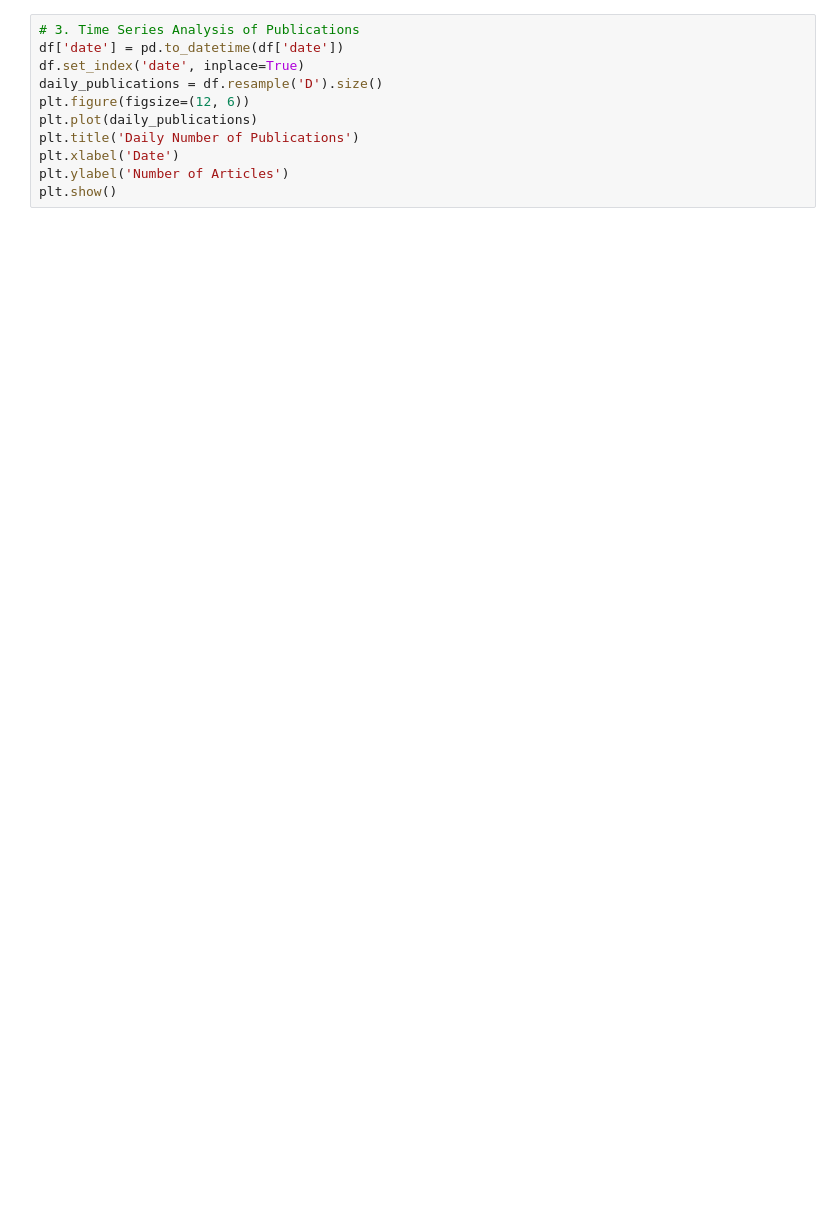
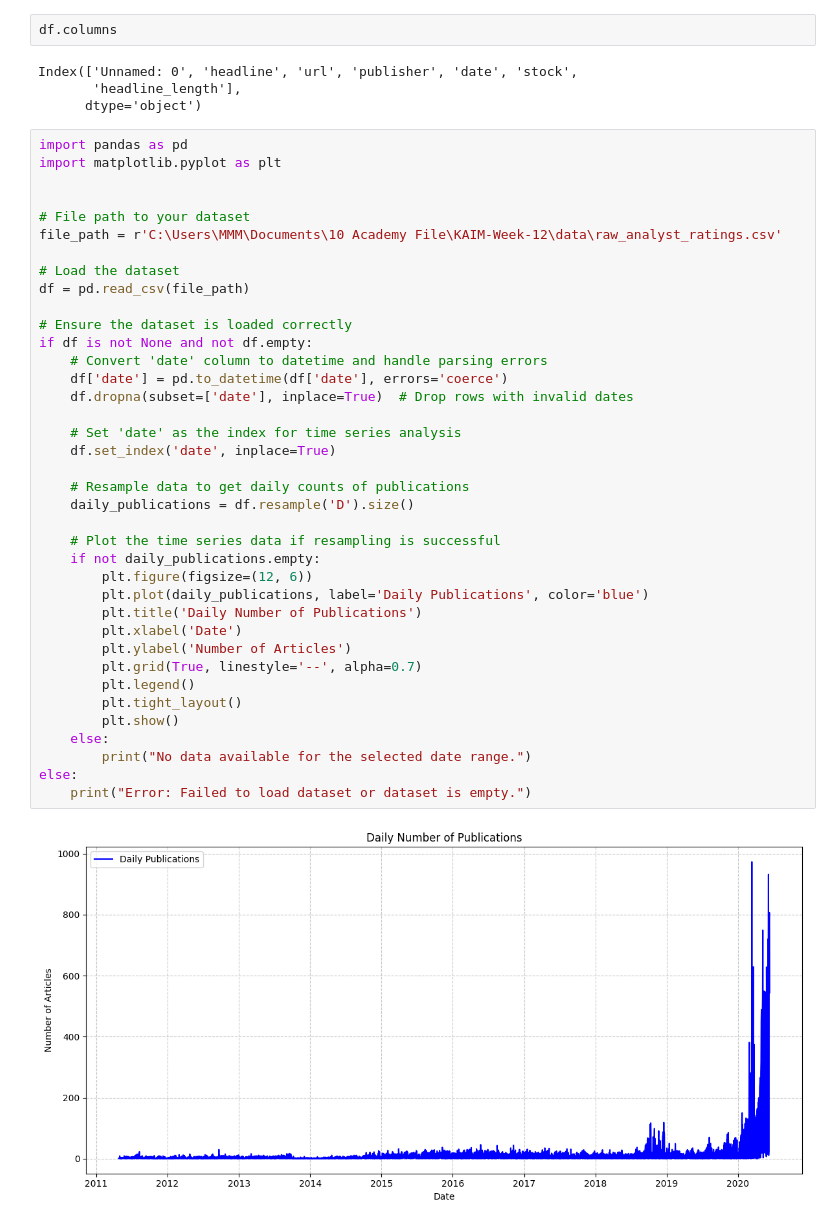
Before and after one commit to Abiy-Alemu/KAIM-Week-12, a Jupyter notebook: notebooks/task-1-eda.ipynb, the cells around one changed output. Drawn from its saved outputs; the diff is of its cells as text; blank space fills up the shorter version.

```diff
--- a/notebooks/task-1-eda.ipynb
+++ b/notebooks/task-1-eda.ipynb
@@ -71,14 +86,49 @@ plt.show()
-# %%
-# 3. Time Series Analysis of Publications
-df['date'] = pd.to_datetime(df['date'])
-df.set_index('date', inplace=True)
-daily_publications = df.resample('D').size()
-plt.figure(figsize=(12, 6))
-plt.plot(daily_publications)
-plt.title('Daily Number of Publications')
-plt.xlabel('Date')
-plt.ylabel('Number of Articles')
-plt.show()
+# %%
+df.columns
+# %% [output]
+Index(['Unnamed: 0', 'headline', 'url', 'publisher', 'date', 'stock',
+       'headline_length'],
+      dtype='object')
+# %%
+import pandas as pd
+import matplotlib.pyplot as plt
+
+
+# File path to your dataset
+file_path = r'C:\Users\MMM\Documents\10 Academy File\KAIM-Week-12\data\raw_analyst_ratings.csv'
+
+# Load the dataset
+df = pd.read_csv(file_path)
+
+# Ensure the dataset is loaded correctly
+if df is not None and not df.empty:
+    # Convert 'date' column to datetime and handle parsing errors
+    df['date'] = pd.to_datetime(df['date'], errors='coerce')
+    df.dropna(subset=['date'], inplace=True)  # Drop rows with invalid dates
+
+    # Set 'date' as the index for time series analysis
+    df.set_index('date', inplace=True)
+
+    # Resample data to get daily counts of publications
+    daily_publications = df.resample('D').size()
+
+    # Plot the time series data if resampling is successful
+    if not daily_publications.empty:
+        plt.figure(figsize=(12, 6))
+        plt.plot(daily_publications, label='Daily Publications', color='blue')
+        plt.title('Daily Number of Publications')
+        plt.xlabel('Date')
+        plt.ylabel('Number of Articles')
+        plt.grid(True, linestyle='--', alpha=0.7)
+        plt.legend()
+        plt.tight_layout()
+        plt.show()
+    else:
+        print("No data available for the selected date range.")
+else:
+    print("Error: Failed to load dataset or dataset is empty.")
+# %% [output]
+[figure, added]
 # %%
 # 4. Sentiment Analysis
 def analyze_sentiment(text):
```
Also changed, not shown: parts of 9 cells of this notebook, 1 other file.
